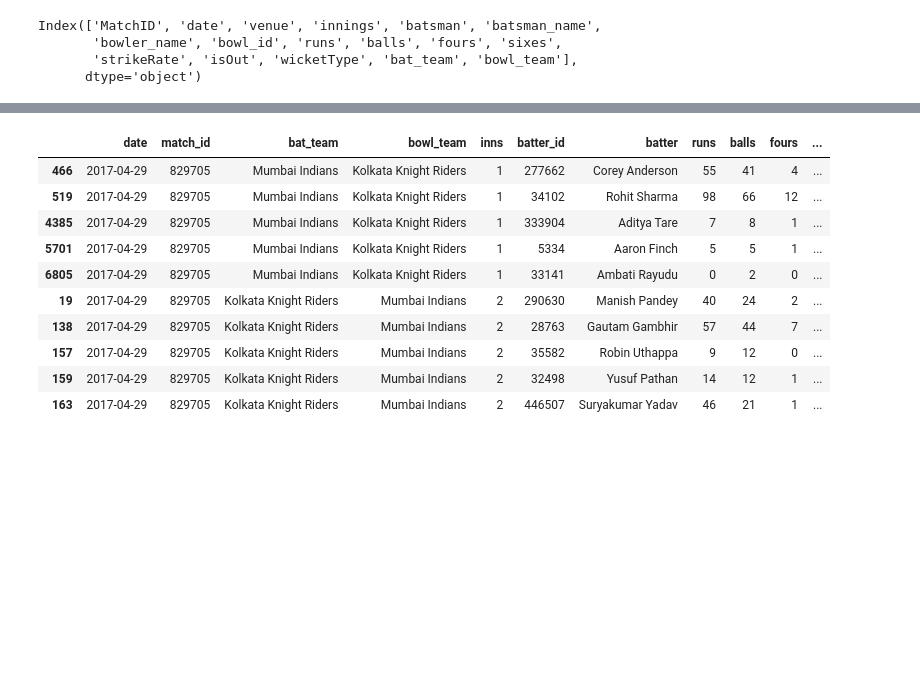
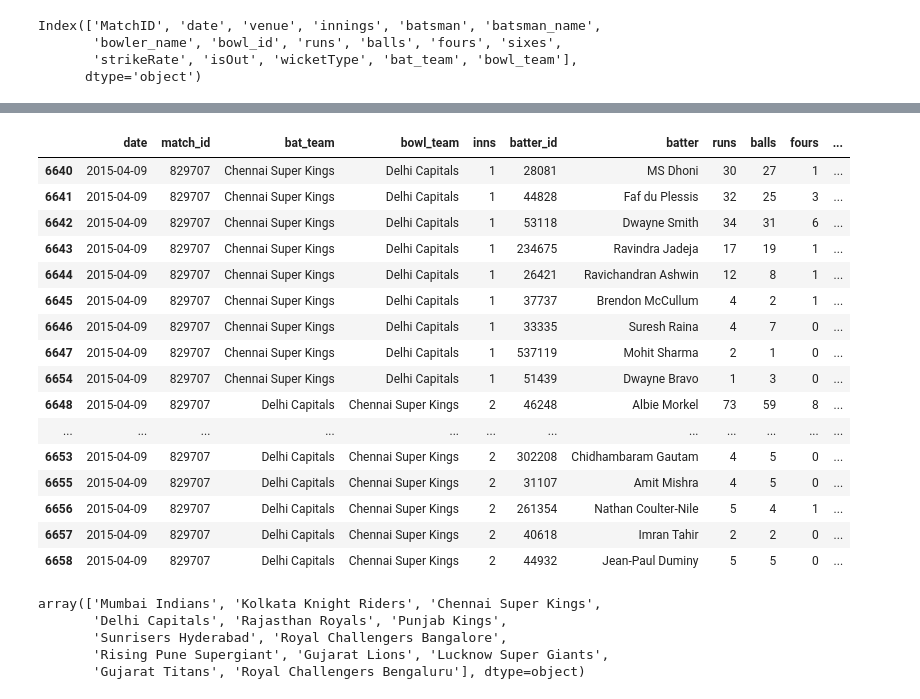
Before and after one commit to ShekhawaTTiku/IPL_Fantasy_Cricket_Team_Generator, a Jupyter notebook: notebooks/ganjoo_ipl_bbb_to_mbm_bat.ipynb, the cells around one changed output, grey strips where cells are left out. Drawn from its saved outputs; the diff is of its cells as text; code cells hidden in the pictures; blank space fills up the shorter version.

Commit message:
Updated Match-by-match script

```diff
--- a/notebooks/ganjoo_ipl_bbb_to_mbm_bat.ipynb
+++ b/notebooks/ganjoo_ipl_bbb_to_mbm_bat.ipynb
@@ -185,16 +190,30 @@ batting_card.sample()
 # %%
-batting_card[batting_card['match_id'] == 829705]
+batting_card[batting_card['match_id'] == 829707]
 # %% [output]
 |  | date | match_id | bat_team | bowl_team | inns | batter_id | batter | runs | balls | fours | ... |
-| 466 | 2017-04-29 | 829705 | Mumbai Indians | Kolkata Knight Riders | 1 | 277662 | Corey Anderson | 55 | 41 | 4 | ... |
-| 519 | 2017-04-29 | 829705 | Mumbai Indians | Kolkata Knight Riders | 1 | 34102 | Rohit Sharma | 98 | 66 | 12 | ... |
-| 4385 | 2017-04-29 | 829705 | Mumbai Indians | Kolkata Knight Riders | 1 | 333904 | Aditya Tare | 7 | 8 | 1 | ... |
-| 5701 | 2017-04-29 | 829705 | Mumbai Indians | Kolkata Knight Riders | 1 | 5334 | Aaron Finch | 5 | 5 | 1 | ... |
-| 6805 | 2017-04-29 | 829705 | Mumbai Indians | Kolkata Knight Riders | 1 | 33141 | Ambati Rayudu | 0 | 2 | 0 | ... |
-| 19 | 2017-04-29 | 829705 | Kolkata Knight Riders | Mumbai Indians | 2 | 290630 | Manish Pandey | 40 | 24 | 2 | ... |
-| 138 | 2017-04-29 | 829705 | Kolkata Knight Riders | Mumbai Indians | 2 | 28763 | Gautam Gambhir | 57 | 44 | 7 | ... |
-| 157 | 2017-04-29 | 829705 | Kolkata Knight Riders | Mumbai Indians | 2 | 35582 | Robin Uthappa | 9 | 12 | 0 | ... |
-| 159 | 2017-04-29 | 829705 | Kolkata Knight Riders | Mumbai Indians | 2 | 32498 | Yusuf Pathan | 14 | 12 | 1 | ... |
-| 163 | 2017-04-29 | 829705 | Kolkata Knight Riders | Mumbai Indians | 2 | 446507 | Suryakumar Yadav | 46 | 21 | 1 | ... |
+| 6640 | 2015-04-09 | 829707 | Chennai Super Kings | Delhi Capitals | 1 | 28081 | MS Dhoni | 30 | 27 | 1 | ... |
+| 6641 | 2015-04-09 | 829707 | Chennai Super Kings | Delhi Capitals | 1 | 44828 | Faf du Plessis | 32 | 25 | 3 | ... |
+| 6642 | 2015-04-09 | 829707 | Chennai Super Kings | Delhi Capitals | 1 | 53118 | Dwayne Smith | 34 | 31 | 6 | ... |
+| 6643 | 2015-04-09 | 829707 | Chennai Super Kings | Delhi Capitals | 1 | 234675 | Ravindra Jadeja | 17 | 19 | 1 | ... |
+| 6644 | 2015-04-09 | 829707 | Chennai Super Kings | Delhi Capitals | 1 | 26421 | Ravichandran Ashwin | 12 | 8 | 1 | ... |
+| 6645 | 2015-04-09 | 829707 | Chennai Super Kings | Delhi Capitals | 1 | 37737 | Brendon McCullum | 4 | 2 | 1 | ... |
+| 6646 | 2015-04-09 | 829707 | Chennai Super Kings | Delhi Capitals | 1 | 33335 | Suresh Raina | 4 | 7 | 0 | ... |
+| 6647 | 2015-04-09 | 829707 | Chennai Super Kings | Delhi Capitals | 1 | 537119 | Mohit Sharma | 2 | 1 | 0 | ... |
+| 6654 | 2015-04-09 | 829707 | Chennai Super Kings | Delhi Capitals | 1 | 51439 | Dwayne Bravo | 1 | 3 | 0 | ... |
+| 6648 | 2015-04-09 | 829707 | Delhi Capitals | Chennai Super Kings | 2 | 46248 | Albie Morkel | 73 | 59 | 8 | ... |
+| ... | ... | ... | ... | ... | ... | ... | ... | ... | ... | ... | ... |
+| 6653 | 2015-04-09 | 829707 | Delhi Capitals | Chennai Super Kings | 2 | 302208 | Chidhambaram Gautam | 4 | 5 | 0 | ... |
+| 6655 | 2015-04-09 | 829707 | Delhi Capitals | Chennai Super Kings | 2 | 31107 | Amit Mishra | 4 | 5 | 0 | ... |
+| 6656 | 2015-04-09 | 829707 | Delhi Capitals | Chennai Super Kings | 2 | 261354 | Nathan Coulter-Nile | 5 | 4 | 1 | ... |
+| 6657 | 2015-04-09 | 829707 | Delhi Capitals | Chennai Super Kings | 2 | 40618 | Imran Tahir | 2 | 2 | 0 | ... |
+| 6658 | 2015-04-09 | 829707 | Delhi Capitals | Chennai Super Kings | 2 | 44932 | Jean-Paul Duminy | 5 | 5 | 0 | ... |
 # %%
 batting_card.to_csv('ganjoo_ipl_mbm_bat.csv', index=False)
+# %%
+batting_card["bat_team"].unique()
+# %% [output]
+array(['Mumbai Indians', 'Kolkata Knight Riders', 'Chennai Super Kings',
+       'Delhi Capitals', 'Rajasthan Royals', 'Punjab Kings',
+       'Sunrisers Hyderabad', 'Royal Challengers Bangalore',
+       'Rising Pune Supergiant', 'Gujarat Lions', 'Lucknow Super Giants',
+       'Gujarat Titans', 'Royal Challengers Bengaluru'], dtype=object)
```
Also changed, not shown: parts of 3 cells of this notebook, 1 other file.
